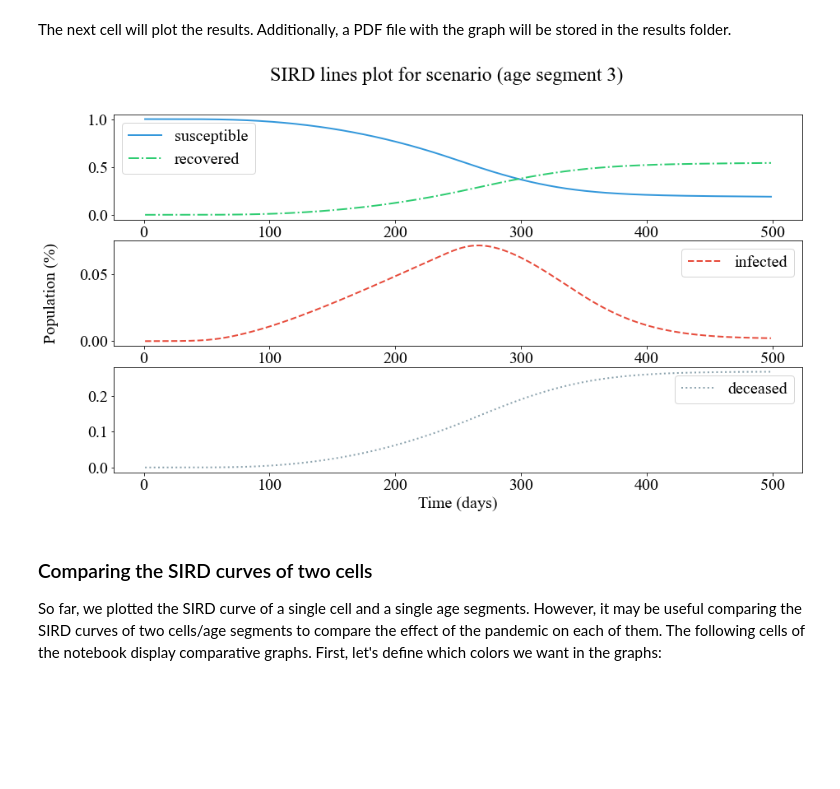
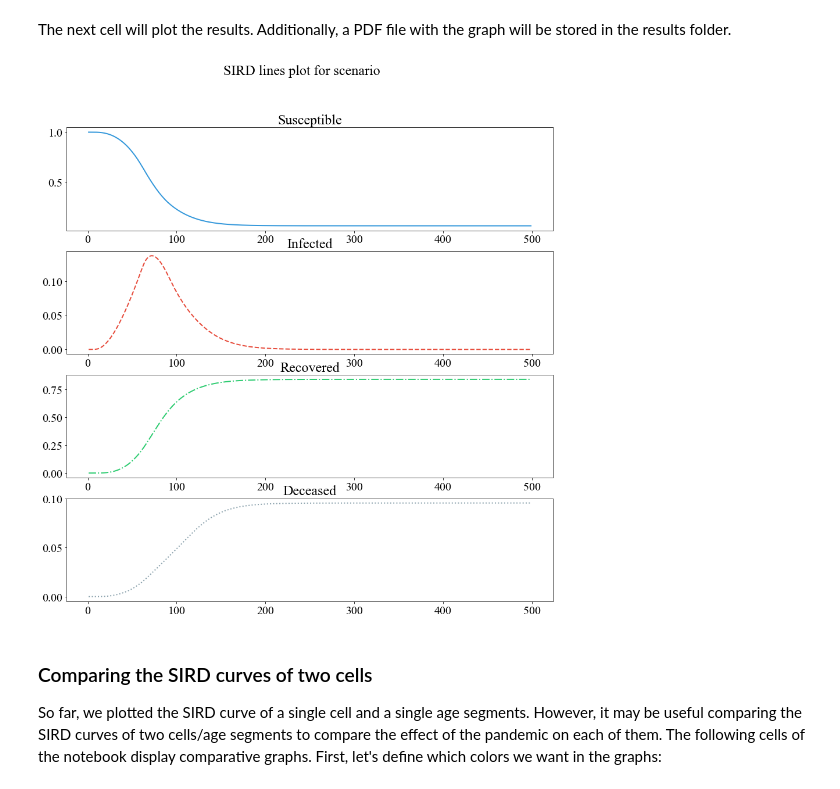
Before and after one commit to SimulationEverywhere-Models/CiSE-Pandemic, a Jupyter notebook: visualization/visualizer.ipynb, the cells around one changed output. Saved outputs shown, nothing was run; the diff lists cells and outputs as text; code cells hidden in the pictures; blank space fills up the shorter version.

```diff
--- a/visualization/visualizer.ipynb
+++ b/visualization/visualizer.ipynb
@@ -204,7 +204,7 @@ plt.savefig(figname)
 
 Lines plots are another popular method for displaying SIRDS models results. This plot has the same configuration parameters. For the sake of convenience, the next cell enables you to re-define these configuration parameters.
 # %%
-target_cell = (0,0)  # You can modify this value to select one cell. If you set it to None, then all the cells are selected
+target_cell = None  # You can modify this value to select one cell. If you set it to None, then all the cells are selected
 age_segment = None        # You can modify this value to represent the age segment you like the most. If you set it to None, then it plots values for the entire population
 
 # The following lines assert that the target cell and age segment have valid values
@@ -262,7 +262,7 @@ Fortunately, we also provide a script for plotting the curves in different graph
 First, let's re-define the visualization configuration parameters:
 # %%
 target_cell = None  # You can modify this value to select one cell. If you set it to None, then all the cells are selected
-age_segment = 3        # You can modify this value to represent the age segment you like the most. If you set it to None, then it plots values for the entire population
+age_segment = None        # You can modify this value to represent the age segment you like the most. If you set it to None, then it plots values for the entire population
 
 # The following lines assert that the target cell and age segment have valid values
 assert target_cell is None or 0 <= target_cell[0] < shape[0] and 0 <= target_cell[1] < shape[1]
@@ -270,7 +270,7 @@ assert age_segment is None or 0 <= age_segment < n_age_segments
 # %% [markdown]
 The next cell will plot the results. Additionally, a PDF file with the graph will be stored in the results folder.
 # %%
-fig, axs = plt.subplots(3, figsize=(15,8))
+fig, axs = plt.subplots(4, figsize=(15,15))
 linewidth = 2
 
 figname = os.path.join(res_folder, "sep_lines_plot")
@@ -281,41 +281,42 @@ else:
     df = df.set_index("time")
     figname += "_cell_{}_{}".format(target_cell[0], target_cell[1])
 
 x = list(df.index)
 
 sus_col = "susceptible"
 inf_col = "infected"
 rec_col = "recovered"
 dec_col = "deceased"
 if age_segment is not None:
     suffix = "_{}".format(age_segment)
     sus_col += suffix
     inf_col += suffix
     rec_col += suffix
     dec_col += suffix
     figname += "_age_{}".format(age_segment)
 figname += ".pdf"
 
 axs[0].plot(x, df[sus_col], label="susceptible", color=COLOR_SUSCEPTIBLE, linewidth=linewidth)
-axs[0].plot(x, df[rec_col], label="recovered", color=COLOR_RECOVERED, linewidth=linewidth, linestyle="-.")
-axs[0].legend()
+axs[0].set_title('Susceptible')
+
 
 axs[1].plot(x, df[inf_col], label="infected", color=COLOR_INFECTED, linewidth=linewidth, linestyle="--")
-axs[1].set(ylabel="Population (%)\n")
-axs[1].legend()
+axs[1].set_title('Infected')
 
-axs[2].plot(x, df[dec_col], label="deceased", color=COLOR_DECEASED, linewidth=linewidth, linestyle=":")
-axs[2].set(xlabel='Time (days)')
-axs[2].legend()
+axs[2].plot(x, df[rec_col], label="recovered", color=COLOR_RECOVERED, linewidth=linewidth, linestyle="-.")
+axs[2].set_title('Recovered')
+
+axs[3].plot(x, df[dec_col], label="deceased", color=COLOR_DECEASED, linewidth=linewidth, linestyle=":")
+axs[3].set_title('Deceased')
 
 cell_code = "scenario" if target_cell is None else "cell [{},{}]".format(target_cell[0], target_cell[1])
 if age_segment is not None:
     cell_code += " (age segment {})".format(age_segment)
 fig.suptitle("SIRD lines plot for {}".format(cell_code))
 
 plt.savefig(figname)
 # %% [output]
-[figure, old version]
+[figure, new version]
 # %% [markdown]
 ### Comparing the SIRD curves of two cells
 
```
Also changed, not shown: parts of 2 cells of this notebook, 2 other files.
